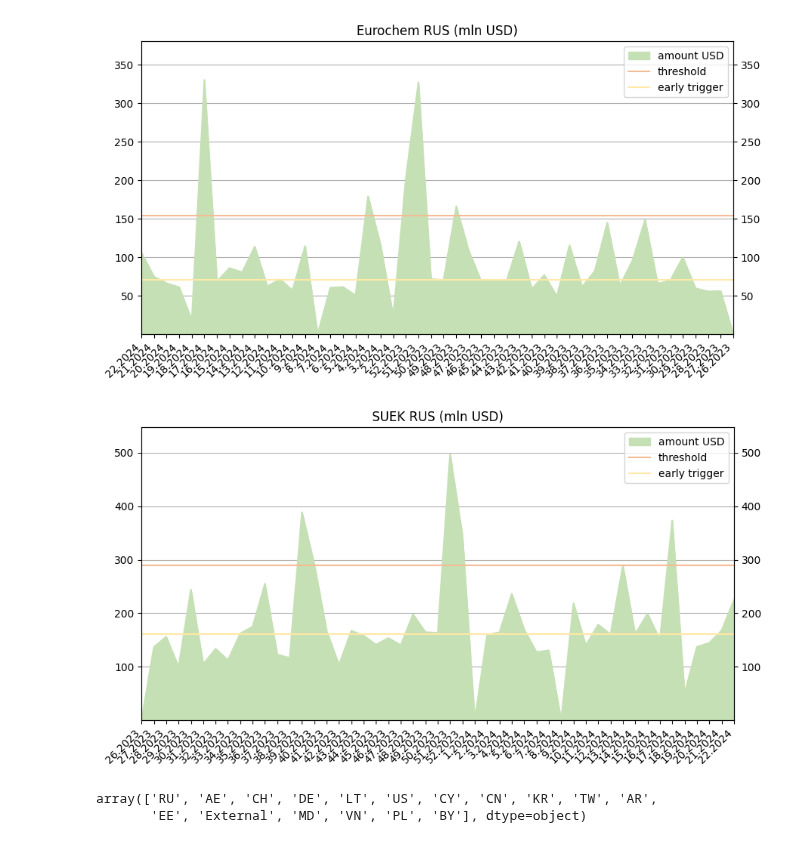
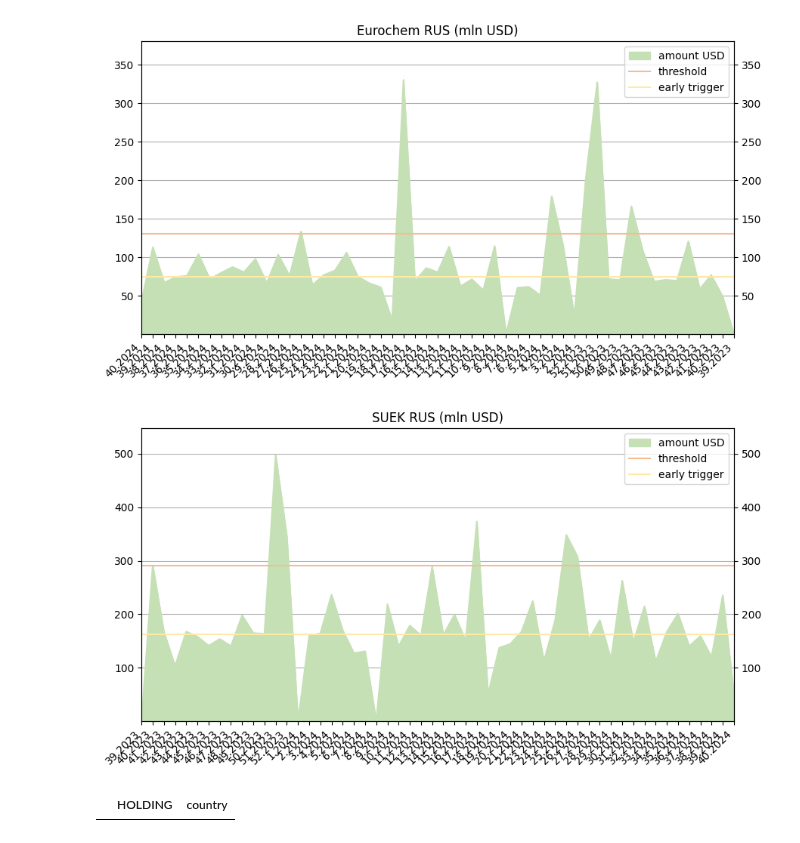
Before and after one commit to Lirollel/Work_AIM_Jupyter-Python-Pandas, a Jupyter notebook: Liquidity/Triggers/triggers.ipynb, the cells around one changed output. Cells and saved outputs as stored; diff of their text form; code cells hidden in the pictures.

```diff
--- a/Liquidity/Triggers/triggers.ipynb
+++ b/Liquidity/Triggers/triggers.ipynb
@@ -25,12 +5,9 @@ from Defs import concat_columns
 # %%
 Print_to_excel = True
 # %%
-# получается даже так:
-# 10/23 - 03/24
-# 07/23 - 03/24
-# 04/23 - 03/24
-date_1 = '01/07/23'
-date_2 = '01/06/24'
+
+date_1 = '01/10/23'
+date_2 = '01/10/24'
 query = f"""
 select NVL("HOLDING",'Empty') as HOLDING, NVL("BUSINESS_UNIT",'Empty') as BUSINESS_UNIT, NVL("DOC_DATE",TO_DATE('01/01/22', 'DD/MM/YY')) as DOC_DATE, NVL("FIN_POSITION_NAME",'Empty') as FIN_POSITION_NAME, NVL("REP_GROUP",'Empty') as REP_GROUP, NVL("CP_GROUP_FLAG",0) as CP_GROUP_FLAG,  SUM(NVL("AMOUNT_USD",0)) as AMOUNT_USD
 from "RISKCUSTOM"."DDS_DAILY_DETAIL"
@@ -76,8 +37,10 @@ leaving_list = leaving_data_concat.values.tolist()
 # Фиотрация на исходящих и долговых операций
 data_work = data[~data.FIN_POSITION_NAME.isin(leaving_list)].reset_index(drop=True)
 # merge
-data_work['business_segment'] = merge_SalesUnits(data_work, col='BUSINESS_UNIT', merge_col='ocpSegment', id_col='sapId')
-data_work['country'] = merge_SalesUnits(data_work, col='BUSINESS_UNIT', merge_col='registryCountry', id_col='sapId')
+data_merge_SalesUnits = export_from_RISKCUSTOM(f"""select "ocpSegment", "registryCountry", "sapId" from "RISKACCESS"."mdgSalesUnits" """)
+data_work['business_segment'] = data_work.merge(data_merge_SalesUnits, how='left', left_on='BUSINESS_UNIT', right_on='sapId')['ocpSegment']
+data_work['country'] = data_work.merge(data_merge_SalesUnits, how='left', left_on='BUSINESS_UNIT', right_on='sapId')['registryCountry']
+# data_work['country'] = merge_SalesUnits(data_work, col='BUSINESS_UNIT', merge_col='registryCountry', id_col='sapId')
 # фильтр на Росиию
 data_work = data_work[data_work['country'] == 'RU'].reset_index(drop=True)
 # week num
@@ -126,39 +89,38 @@ for group in data_work_week_group.HOLDING.unique().tolist():
 # Запись в файл:
 date_1_print = date_1[3:].replace('/','.')
 date_2_print = date_2[3:].replace('/','.')
 today = str(date.today())
 Output_file = today + '_triggers.xlsx'
 if Print_to_excel == True:
     sheet_name = f'{date_1_print} to {date_2_print}'
     if Output_file in os.listdir():
         new_list(data_work_hold_group, Output_file, sheet_name=sheet_name)
     else:
         data_work_hold_group.to_excel(Output_file, index=False, sheet_name=sheet_name)
     # Create a new or open existing Excel file with openpyxl
     wb = openpyxl.load_workbook(Output_file)  # Open existing or create new
     ws = wb[sheet_name]
     # Error handling: Check if image file exists
     count = 2
     for image in [x for x in os.listdir() if 'triggers.png' in x]:
         try:
             img = Image(image)
         except FileNotFoundError:
             print(f"Error: Image file '{image}' not found. Skipping image insertion.")
             img = None  # Set img to None to avoid potential errors
         # Insert image if it exists
         if img:
             img.anchor = f'D{count}'  # Adjust cell reference as needed
             ws.add_image(img)
             count = 30
     # Save the Excel file (overwrite if existing)
     wb.save(Output_file)
 # %% [output]
-[figure, old version]
+[figure, new version]
-[figure, old version]
+[figure, new version]
 # %%
 # Проверка на merge
 data_work.loc[data_work.business_segment == 'External', ['HOLDING', 'BUSINESS_UNIT']].drop_duplicates()
 data_work.loc[data_work.country == 'External', ['HOLDING', 'country']].drop_duplicates()
 # %% [output]
-array(['RU', 'AE', 'CH', 'DE', 'LT', 'US', 'CY', 'CN', 'KR', 'TW', 'AR',
-       'EE', 'External', 'MD', 'VN', 'PL', 'BY'], dtype=object)
+|  | HOLDING | country |
```
Also changed, not shown: parts of 3 cells of this notebook, 4 other files.
